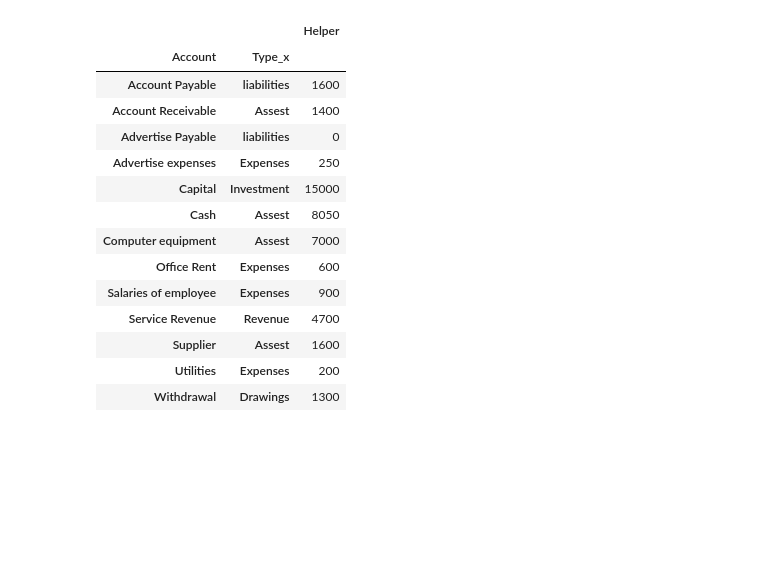
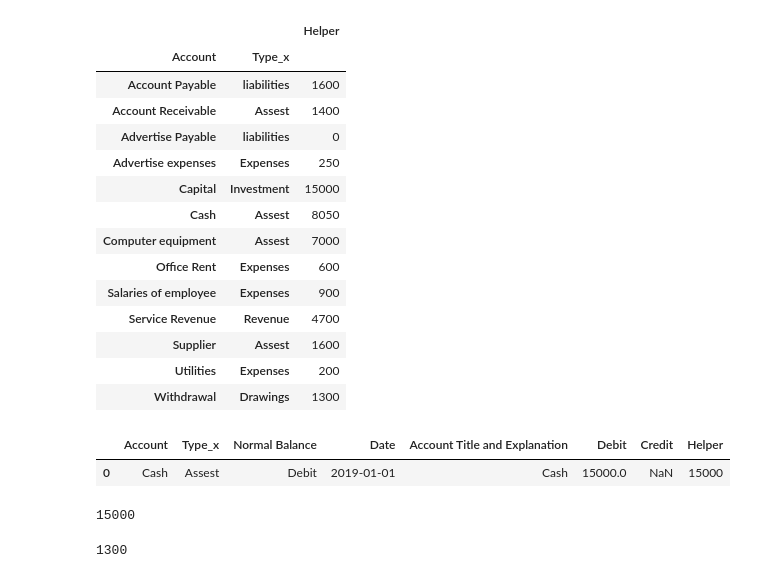
Before and after one commit to AhmedSalam22/BIS-Accounting, a Jupyter notebook: AccountingSystem.ipynb, the cells around one changed output. Cells and saved outputs as stored; diff of their text form; code cells hidden in the pictures; blank space fills up the shorter version.

```diff
--- a/AccountingSystem.ipynb
+++ b/AccountingSystem.ipynb
@@ -157,3 +157,17 @@ Accounts
 | Supplier | Assest | 1600 |
 | Utilities | Expenses | 200 |
 | Withdrawal | Drawings | 1300 |
+# %%
+df.head(1)
+# %% [output]
+|  | Account | Type_x | Normal Balance | Date | Account Title and Explanation | Debit | Credit | Helper |
+| 0 | Cash | Assest | Debit | 2019-01-01 | Cash | 15000.0 | NaN | 15000 |
+# %%
+investment = df.query('Type_x == "Investment"')["Helper"].sum()
+# %% [output]
+15000
+# %%
+drawings = df.query('Type_x == "Drawings"')["Helper"].sum()
+drawings
+# %% [output]
+1300
```
Also changed, not shown: 1 other file.
